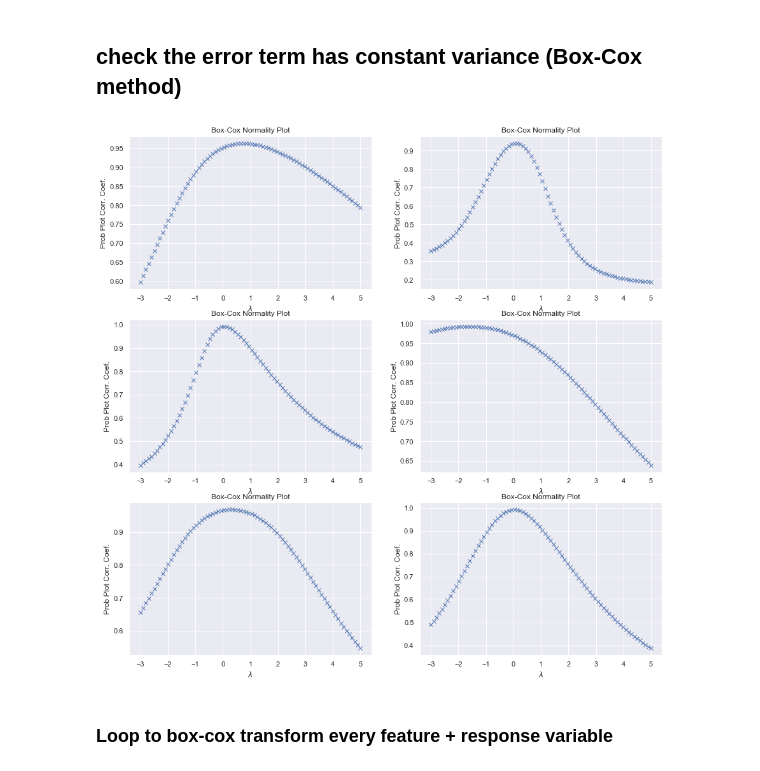
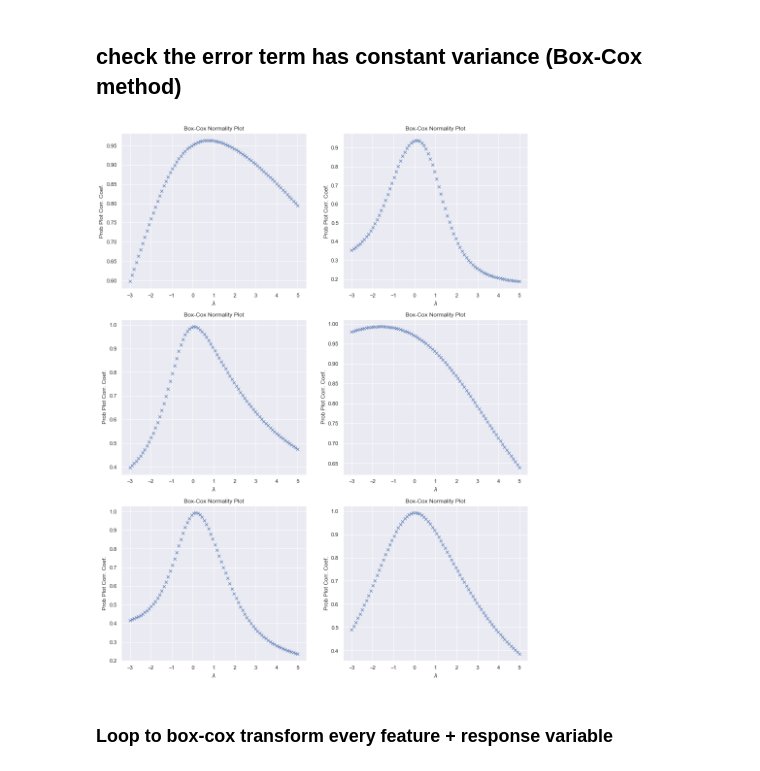
Before and after one commit to stevay/Tackling_GPUBoss_Review_Score, a Jupyter notebook: Project Luther (#2).ipynb, the cells around one changed output. Cells and saved outputs as stored; diff of their text form; code cells hidden in the pictures.

```diff
--- a/Project Luther (#2).ipynb
+++ b/Project Luther (#2).ipynb
@@ -1196,0 +1245,2 @@ from sklearn.cross_validation import cross_val_score
+# %%
+col_to_keep.pop(-1)
@@ -1196,0 +1249,2 @@ from sklearn.cross_validation import cross_val_score
+# %%
+X_select_lesser = X_select_less[col_to_keep]
@@ -1662,0 +1452,6 @@ print(r2_avg)
+# %%
+# feature variables (results from feature selection)
+X = X_select_lesser
+
+# Choose the response variable
+y = df_train_filled.iloc[:,0]
@@ -1694,7 +1722,7 @@ for feature in range(5):
 ## quickly save latest dataframe via pickle
 # %%
 # concat the latest dataframe of GPU features with target variable
-df_final = pd.concat([y,X_reduced_2],axis=1)
+df_final = pd.concat([y,X],axis=1)
 # %%
 # save updated DataFrame with Pickle - dump into new file
 with open('data/df_final.pkl','wb') as picklefile:
@@ -1874,26 +1892,26 @@ with open('data/df_final.pkl','rb') as picklefile:
 # %%
 # box-cox
 
-fig = plt.figure(figsize=(15,15))
+fig = plt.figure(figsize=(15,20))
 ax = fig.add_subplot(321)
 prob = stats.boxcox_normplot(df_final.gpuboss_score,-3,5,plot=ax) # gpuboss_score
 
 ax = fig.add_subplot(322)
 prob = stats.boxcox_normplot(df_final.manhattan_gfx_score,-3,5,plot=ax) # manhattan_gfx_score
 
 ax = fig.add_subplot(323)
 prob = stats.boxcox_normplot(df_final.passmark_score,-3,5,plot=ax) # passmark_score
 
 ax = fig.add_subplot(324)
 prob = stats.boxcox_normplot(df_final.turbo_clock_speed_MHz,-3,5,plot=ax) # turbo_clock_speed_MHz
 
 ax = fig.add_subplot(325)
-prob = stats.boxcox_normplot(df_final.effective_memory_clock_speed_MHz,-3,5,plot=ax) # effective_memory_clock_speed
+prob = stats.boxcox_normplot(df_final.shading_units,-3,5,plot=ax) # shading units
 
 ax = fig.add_subplot(326)
 prob = stats.boxcox_normplot(df_final.tdp_W,-3,5,plot=ax) # tdp_W
 # %% [output]
-[figure, old version]
+[figure, new version]
 # %% [markdown]
 ### Loop to box-cox transform every feature + response variable
 # %%
```
Also changed, not shown: parts of 225 cells of this notebook, 8 other files.
